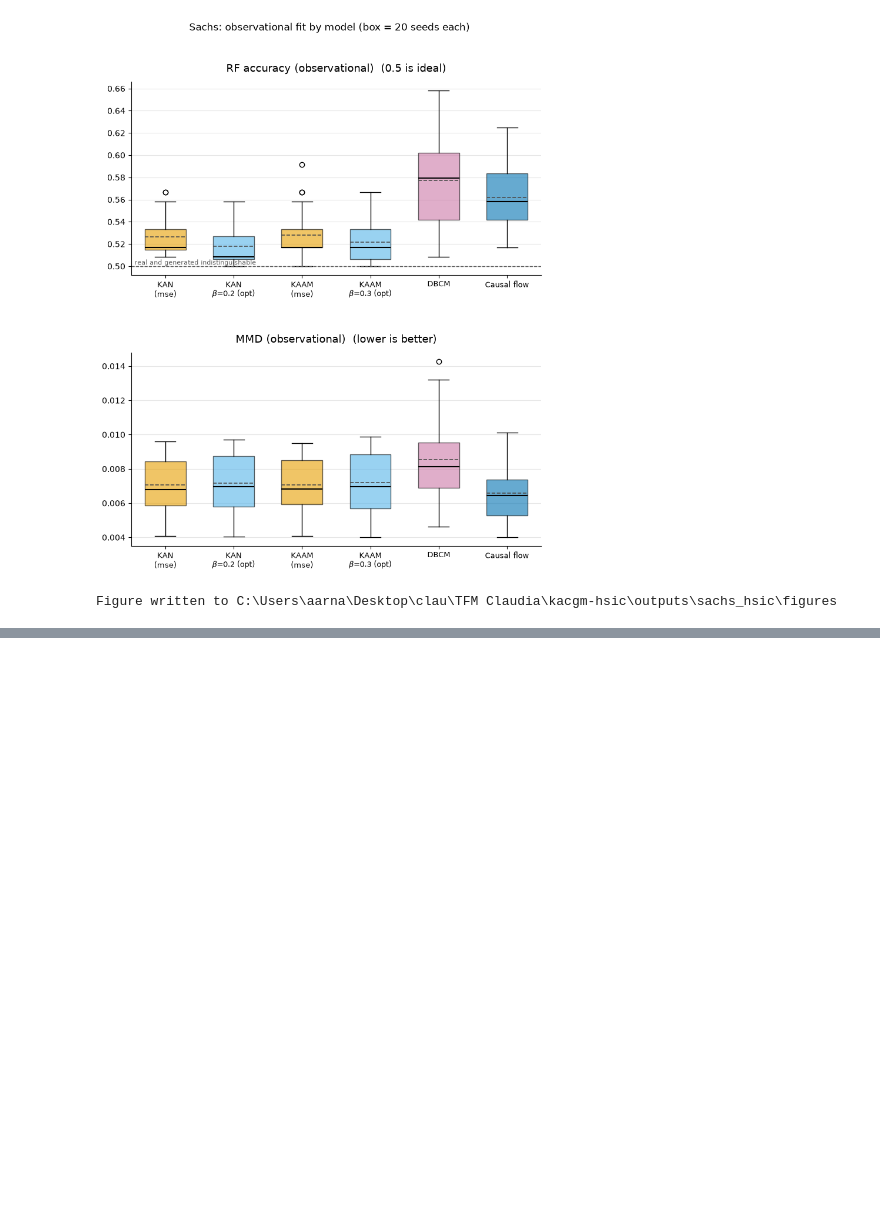
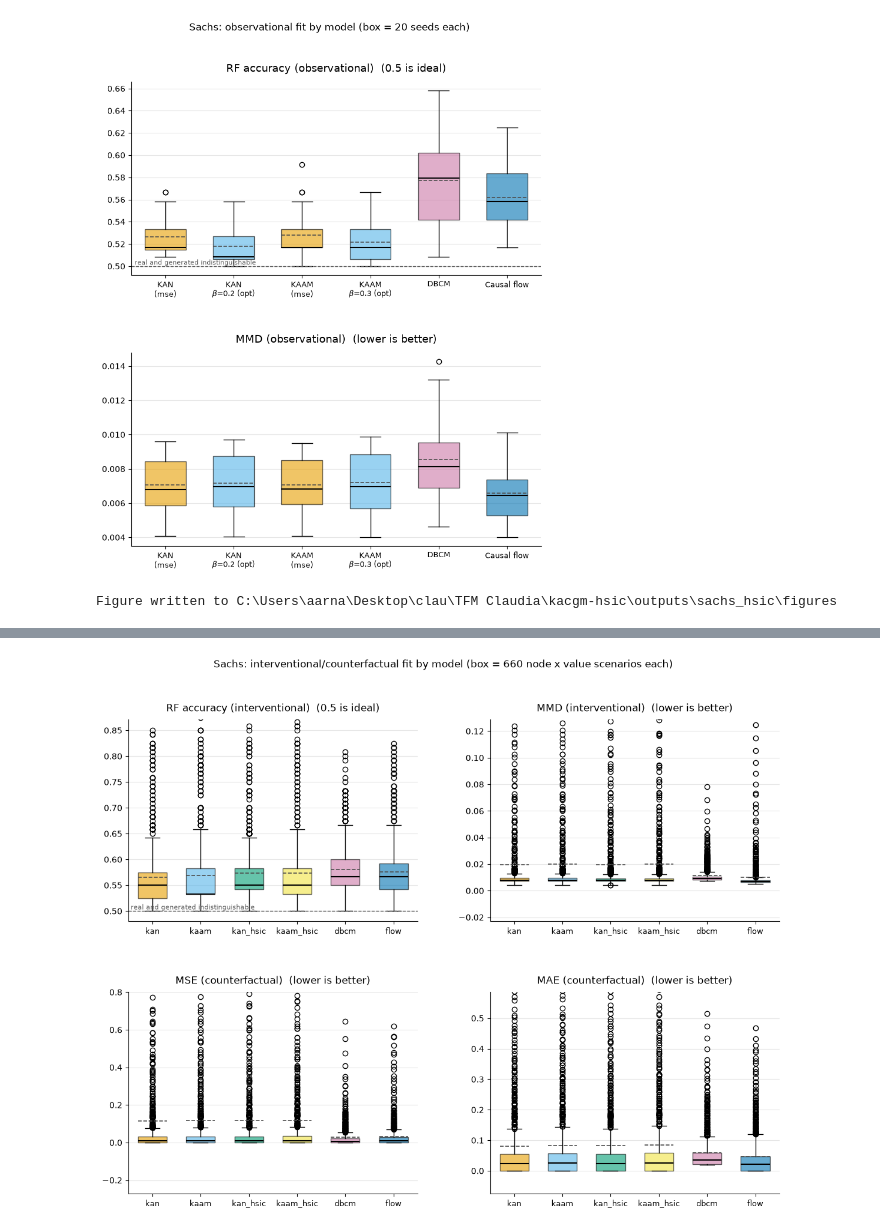
Before and after one commit to Claudia-Rodriguez2002/kacgm_hsic, a Jupyter notebook: notebooks/Experimento5/sachs_hsic_beta_results.ipynb, the cells around one changed output, grey strips where cells are left out. Drawn from its saved outputs; the diff is of its cells as text; code cells hidden in the pictures; blank space fills up the shorter version.

Commit message:
Nuevas graficas y reusltados para metricas intervencionales y contrafactuales

```diff
--- a/notebooks/Experimento5/sachs_hsic_beta_results.ipynb
+++ b/notebooks/Experimento5/sachs_hsic_beta_results.ipynb
@@ -787,0 +744,81 @@ Figure written to C:\Users\aarna\Desktop\clau\TFM Claudia\kacgm-hsic\outputs\sac
+# %%
+# ============================================================== Interventional / counterfactual metric box plot
+# Box = distribution over the 660 (node, value) intervention scenarios (11 nodes x 60 values in
+# cf_vector_values -- see inter_vector / "Generate the SACHS dataset" cell), one box per model,
+# using the same rf_acc_int_all / mmd_int_all / mse_cf_all / mae_cf_all lists as the mean +- std
+# table above.
+#
+# Note the variability source here is different from the earlier observational box plot: that one
+# draws its 20 points per box from *retraining on 20 different seeds*; this one draws its 660
+# points per box from a *single* trained model evaluated under 660 different interventions -- i.e.
+# this shows how consistent each model's fit is ACROSS intervention scenarios, not across retrains.
+#
+# mse_cf/mae_cf (and to a lesser extent mmd_int) are heavily right-skewed -- most scenarios have
+# small error but a handful (likely extrapolation near the edges of the +-3 sweep) produce much
+# larger errors (e.g. kan family mse_cf: median ~0.01, max ~5.4). The y-axis of each panel is
+# therefore capped at the 98th percentile (pooled across models) so the box/whiskers stay legible;
+# a few extreme points per model are cut off from view as a result (still counted in the mean +-
+# std table above, which is why those stds look large relative to their means).
+
+paleta_modelos = {
+    'kan': '#E69F00', 'kaam': '#56B4E9', 'kan_hsic': '#009E73',
+    'kaam_hsic': '#F0E442', 'dbcm': '#CC79A7', 'flow': '#0072B2',
+}
+
+int_cf_data = {}
+for model_name in model_names:
+    results_file = os.path.join(data_dir, f"sachs_results_{model_name}.pkl")
+    if not os.path.exists(results_file):
+        print(f"Results file {results_file} not found.")
+        continue
+    with open(results_file, 'rb') as f:
+        int_cf_data[model_name] = pickle.load(f)
+
+box_model_names = [m for m in model_names if m in int_cf_data]
+positions = np.arange(1, len(box_model_names) + 1)
+colors = [paleta_modelos[m] for m in box_model_names]
+
+BOX_METRICS_INT_CF = [
+    ('rf_acc_int', 'RF accuracy (interventional)', '0.5 is ideal'),
+    ('mmd_int',    'MMD (interventional)',          'lower is better'),
+    ('mse_cf',     'MSE (counterfactual)',           'lower is better'),
+    ('mae_cf',     'MAE (counterfactual)',           'lower is better'),
+]
+
+fig, axs = plt.subplots(2, 2, figsize=(14, 10))
+axs = axs.ravel()
+
+for ax, (metric, title, direction) in zip(axs, BOX_METRICS_INT_CF):
+    box_data = [np.asarray(int_cf_data[m][f'{metric}_all']) for m in box_model_names]
+    bplot = ax.boxplot(box_data, positions=positions, widths=0.6, patch_artist=True,
+                        showmeans=True, meanline=True,
+                        medianprops=dict(color='black', linewidth=1.5),
+                        meanprops=dict(color='0.3', linewidth=1.2, linestyle='--'))
+    for patch, color in zip(bplot['boxes'], colors):
+        patch.set_facecolor(color)
+        patch.set_alpha(0.6)
+
+    if metric == 'rf_acc_int':
+        ax.axhline(0.5, color='0.35', ls='--', lw=1)
+        ax.text(positions[0] - 0.45, 0.5, 'real and generated indistinguishable', va='bottom', ha='left',
+                fontsize=8, color='0.35')
+
+    pooled = np.concatenate(box_data)
+    ax.set_ylim(top=np.percentile(pooled, 98) * 1.1)
+
+    ax.set_title(f'{title}  ({direction})', fontsize=12, loc='center', pad=10)
+    ax.grid(axis='y', color='0.9', lw=0.8)
+    ax.set_axisbelow(True)
+    ax.spines[['top', 'right']].set_visible(False)
+    ax.set_xticks(positions)
+    ax.set_xticklabels(box_model_names, fontsize=9)
+
+fig.suptitle(f'Sachs: interventional/counterfactual fit by model (box = {len(box_data[0])} node x value scenarios each)', fontsize=12, y=1.0)
+fig.subplots_adjust(top=0.9, hspace=0.35, wspace=0.25)
+
+fig.savefig(os.path.join(figures_dir, 'sachs_int_cf_metrics_boxplot.pdf'), bbox_inches='tight')
+plt.show()
+
+print(f'\nFigure written to {figures_dir}')
+# %% [output]
+[figure, added]
```
Also changed, not shown: parts of 5 cells of this notebook, 5 other files.
